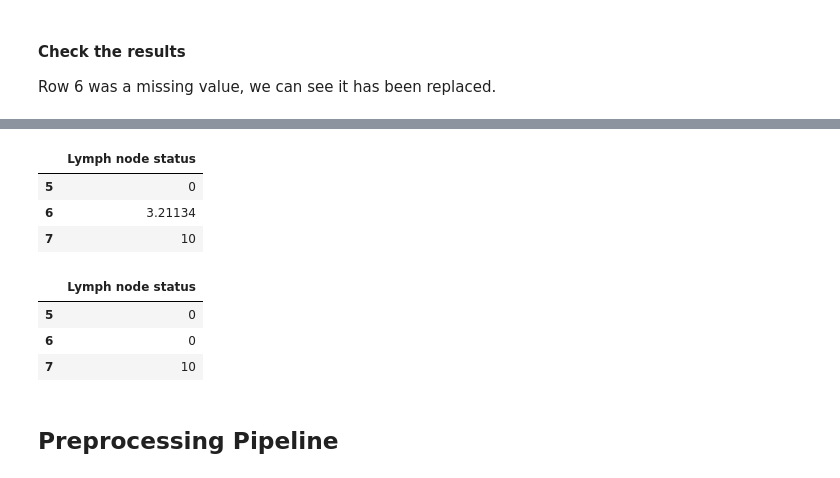
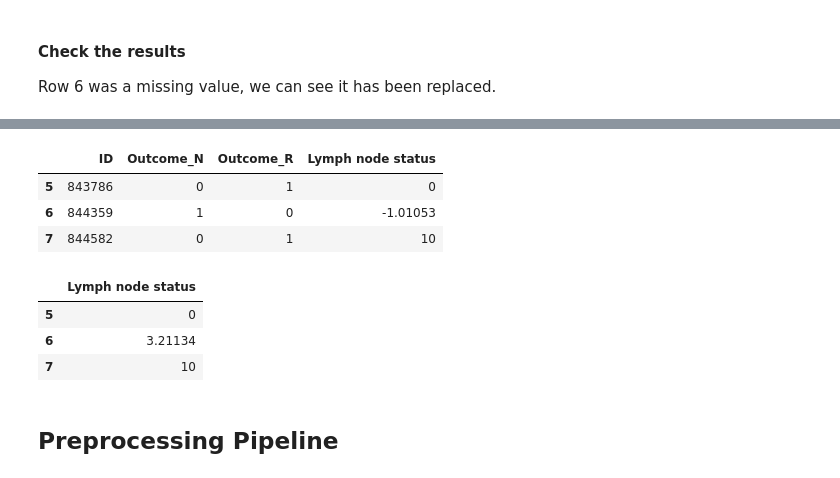
Before and after one commit to tifabi/100DaysOfMLCode, a Jupyter notebook: ML_Algorithms/Pipelines/Pipeline_Example.ipynb, the cells around one changed output, grey strips where cells are left out. Cells and saved outputs as stored; diff of their text form; code cells hidden in the pictures.

Commit message:
impute missing values using sklearn linear_model

```diff
--- a/ML_Algorithms/Pipelines/Pipeline_Example.ipynb
+++ b/ML_Algorithms/Pipelines/Pipeline_Example.ipynb
@@ -449,4 +451,6 @@ num_pipeline.fit_transform(bcSet).head()
 # %%
+from collections import defaultdict
+import statistics
 class ImputeMissing(BaseEstimator, TransformerMixin):
     def __init__(self, mtype, strategy):
         self.mtype = mtype # this is the variable passed to the class at instantiation
@@ -470,14 +474,34 @@ class ImputeMissing(BaseEstimator, TransformerMixin):
             # create new dataframe without the missing values
             X_numeric = X.drop(missingAtt)
 
-            if self.strategy == 'mean':
-                mean = pd.to_numeric(X_numeric[col], errors='coerce').mean()
-                X_missing[col].replace({self.mtype: mean}, inplace=True)
+            # define options for descriptive statistic
+            optionStats = {'mean': pd.to_numeric(X_numeric[col], errors='coerce').mean(),
+                            'zero': 0,
+                            'mode': statistics.mode(X_numeric[col])}
 
-            if self.strategy == 'zero':
-                X_missing[col].replace({self.mtype: 0}, inplace=True)
+            # define options for sklearn models
+            optionModel = {'linear': LinearRegression(),
+                            'ridge': Ridge(),
+                          }
 
-        return X_numeric.append(X_missing).sort_index()
+            if self.strategy in optionStats:
+                 # replace missing values with defined descriptive statistic
+                X_missing[col].replace({self.mtype: optionStats[self.strategy]}, inplace=True)
+
+            elif self.strategy in optionModel:
+                # initialize model
+                model = optionModel[self.strategy]
+
+                # fit model
+                model.fit(X_numeric.drop([col], axis=1), X_numeric[col])
+
+                # replace missing values with prediction
+                X_missing[col] = model.predict(X_missing.drop([col], axis=1))
+
+            # add rows with missing values back to whole dataset
+            X_numeric = X_numeric.append(X_missing).sort_index()
+
+        return X_numeric
 # %% [markdown]
 #### Check the results
 
@@ -492 +516,16 @@ bcSet[['Lymph node status']][5:8]
+# %%
+# This test is only running the imputer, we add the categorical encoder in the next step
+
+num_pipeline = Pipeline([
+        ('encoder', EncodeCategorical()),
+        ('imputer', ImputeMissing('?','ridge'))
+    ])
+
+demo = num_pipeline.fit_transform(bcSet)
+demo[['ID','Outcome_N','Outcome_R','Lymph node status']][5:8]
+# %% [output]
+|  | ID | Outcome_N | Outcome_R | Lymph node status |
+| 5 | 843786 | 0 | 1 | 0 |
+| 6 | 844359 | 1 | 0 | -1.01053 |
+| 7 | 844582 | 0 | 1 | 10 |
 # %%
@@ -499,16 +538,6 @@ test.transform(bcSet)[5:8][['Lymph node status']]
 | 5 | 0 |
 | 6 | 3.21134 |
 | 7 | 10 |
-# %%
-# This test is only running the imputer, we add the categorical encoder in the next step
-
-test = ImputeMissing('?','zero')
-test.transform(bcSet)[5:8][['Lymph node status']]
-# %% [output]
-|  | Lymph node status |
-| 5 | 0 |
-| 6 | 0 |
-| 7 | 10 |
 # %% [markdown]
 ## Preprocessing Pipeline
 # %%
```
Also changed, not shown: parts of 7 cells of this notebook.
